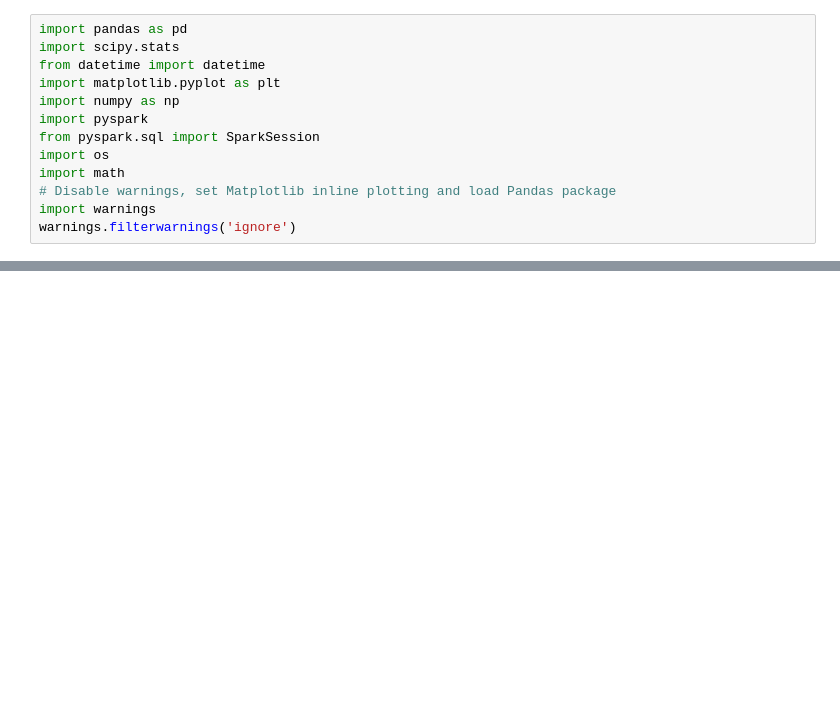
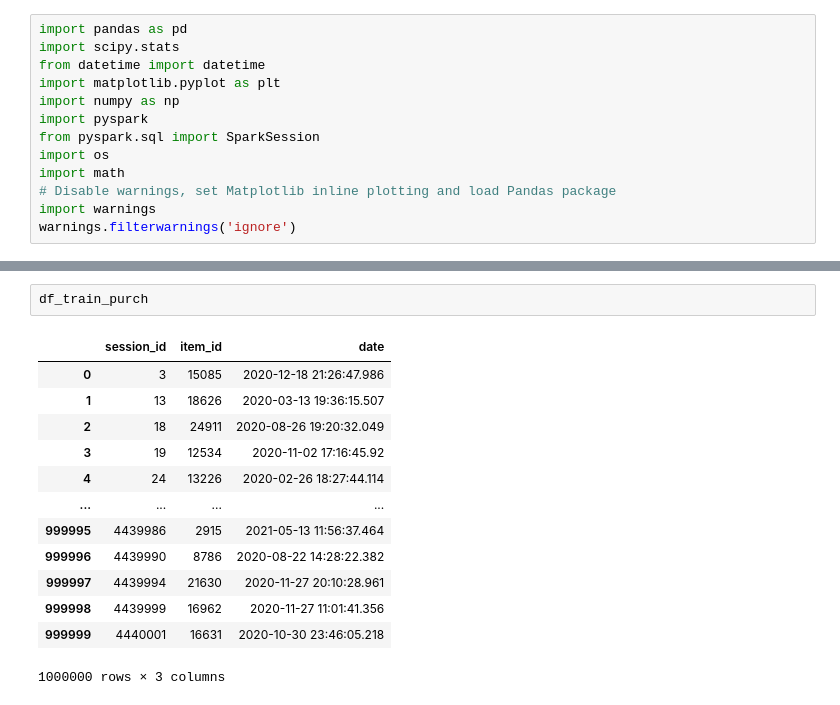
Before and after one commit to SCIA-Premium/RecSys_2022, a Jupyter notebook: Syma.ipynb, the cells around one changed output, grey strips where cells are left out. Cells and saved outputs as stored; diff of their text form; blank space fills up the shorter version.

```diff
--- a/Syma.ipynb
+++ b/Syma.ipynb
@@ -64,0 +197,16 @@ item_features
+# %%
+df_train_purch
+# %% [output]
+|  | session_id | item_id | date |
+| 0 | 3 | 15085 | 2020-12-18 21:26:47.986 |
+| 1 | 13 | 18626 | 2020-03-13 19:36:15.507 |
+| 2 | 18 | 24911 | 2020-08-26 19:20:32.049 |
+| 3 | 19 | 12534 | 2020-11-02 17:16:45.92 |
+| 4 | 24 | 13226 | 2020-02-26 18:27:44.114 |
+| ... | ... | ... | ... |
+| 999995 | 4439986 | 2915 | 2021-05-13 11:56:37.464 |
+| 999996 | 4439990 | 8786 | 2020-08-22 14:28:22.382 |
+| 999997 | 4439994 | 21630 | 2020-11-27 20:10:28.961 |
+| 999998 | 4439999 | 16962 | 2020-11-27 11:01:41.356 |
+| 999999 | 4440001 | 16631 | 2020-10-30 23:46:05.218 |
+1000000 rows × 3 columns
```
Also changed, not shown: parts of 36 cells of this notebook, 1 other file.
